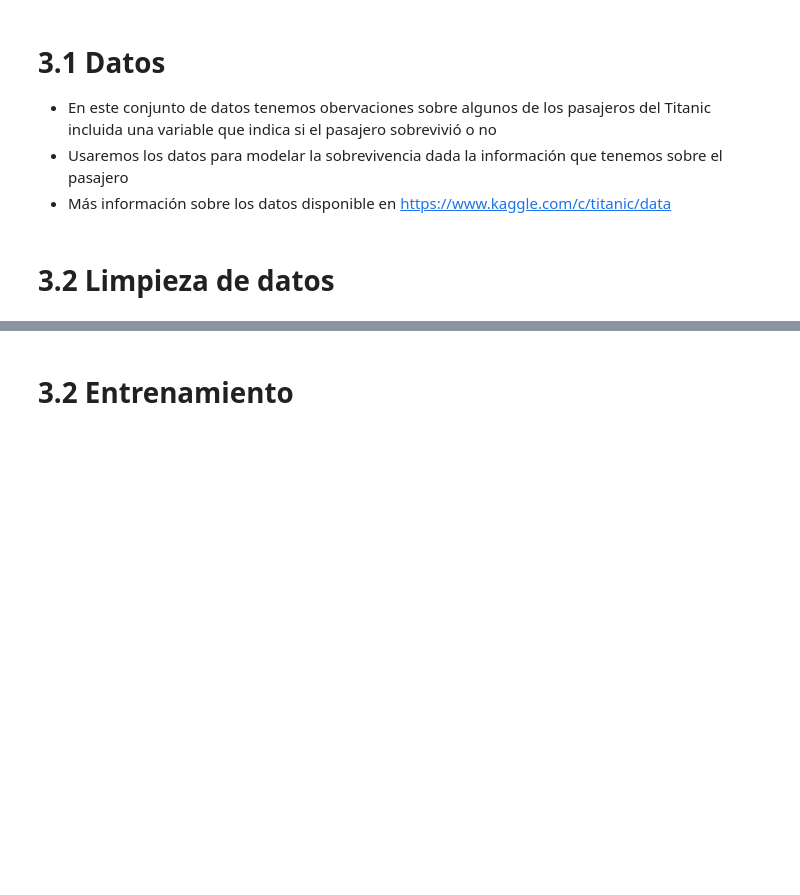
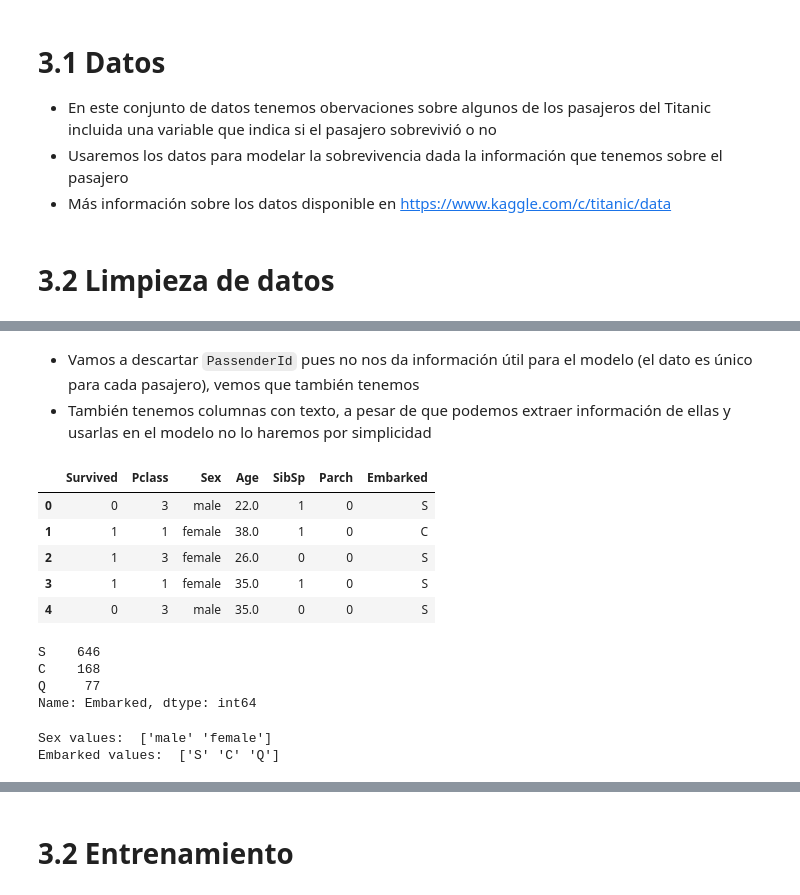
Before and after one commit to edublancas/slides, a Jupyter notebook: intro-ml/supervised-learning.ipynb, the cells around one changed output, grey strips where cells are left out. Saved outputs shown, nothing was run; the diff lists cells and outputs as text; code cells hidden in the pictures; blank space fills up the shorter version.

```diff
--- a/intro-ml/supervised-learning.ipynb
+++ b/intro-ml/supervised-learning.ipynb
@@ -112,0 +140,14 @@ ce.precision_recall
+# %% [markdown]
+* Vamos a descartar `PassenderId` pues no nos da información útil para el modelo (el dato es único para cada pasajero), vemos que también tenemos
+* También tenemos columnas con texto, a pesar de que podemos extraer información de ellas y usarlas en el modelo no lo haremos por simplicidad
+# %%
+# Obtenemos un subconjunto de las columnas
+df = df[['Survived', 'Pclass', 'Sex', 'Age', 'SibSp', 'Parch', 'Embarked']]
+df.head()
+# %% [output]
+|  | Survived | Pclass | Sex | Age | SibSp | Parch | Embarked |
+| 0 | 0 | 3 | male | 22.0 | 1 | 0 | S |
+| 1 | 1 | 1 | female | 38.0 | 1 | 0 | C |
+| 2 | 1 | 3 | female | 26.0 | 0 | 0 | S |
+| 3 | 1 | 1 | female | 35.0 | 1 | 0 | S |
+| 4 | 0 | 3 | male | 35.0 | 0 | 0 | S |
@@ -112,0 +159,7 @@ ce.precision_recall
+# %%
+df.Embarked.value_counts()
+# %% [output]
+S    646
+C    168
+Q     77
+Name: Embarked, dtype: int64
@@ -112,0 +168,8 @@ ce.precision_recall
+# %%
+# Ahora que tenemos datos completos tenemos que convertir las variables expresadas como strings a numéros
+# pues muchos algoritmos solo aceptan este tipo de entrada, en nuestro caso hay que convertir Sex y Embarked
+print('Sex values: ', df.Sex.unique())
+print('Embarked values: ', df.Embarked.unique())
+# %% [output]
+Sex values:  ['male' 'female']
+Embarked values:  ['S' 'C' 'Q']
```
Also changed, not shown: parts of 8 cells of this notebook, 1 other file.
